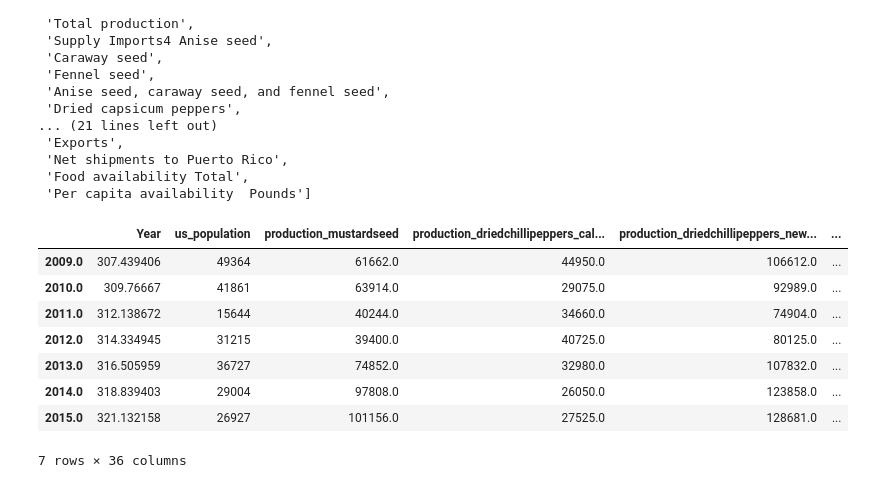
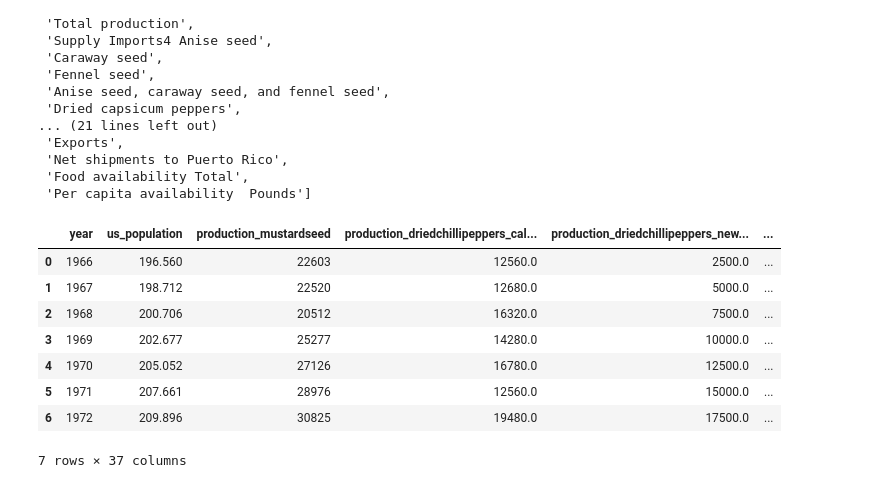
Before and after one commit to shinsooha/DATAproject, a Jupyter notebook: coffee.ipynb, the cells around one changed output. Cells and saved outputs as stored; diff of their text form; code cells hidden in the pictures.

```diff
--- a/coffee.ipynb
+++ b/coffee.ipynb
@@ -431,12 +431,13 @@ unedited_headers
  'Per capita availability  Pounds']
 # %%
 new_headers = [
-    "Year",
-    "us_population",  #  july 12  millions # leave this here, as documentation
-    "production_mustardseed ",  #  million pounds
+    "year",
+    "us_population",
+    "production_mustardseed ",
     "production_driedchillipeppers_california",
     "production_driedchillipeppers_newmexico",
-    "production_driedchillipeppers_total",  # in stocks5
+    "production_driedchillipeppers_total",
+    "production_totalproduction",
     "supply_imports_aniseseed",
     "supply_imports_carawayseed",
     "supply_imports_fennelseed",
@@ -471,23 +472,22 @@ new_headers = [
 # %%
 spice_df = pd.read_excel(
     spice_path,  # The file we're loading up
     sheet_name="Spices",  # The sheet that we want to read this time
     skiprows=6,  # the number of rows to ignore at the top
-    skipfooter=5,  # the number of rows to ignore at the top. It's just a coincidence that they're both 6
-    header=None,
+    skipfooter=5,  # the number of rows to ignore at the top. It's just a coincidence that they're both
     names=new_headers,  # the new column names
 )
-spice_df.tail()
+spice_df.head(7)
 # %% [output]
-|  | Year | us_population | production_mustardseed | production_driedchillipeppers_cal... | production_driedchillipeppers_new... | ... |
-| 2009.0 | 307.439406 | 49364 | 61662.0 | 44950.0 | 106612.0 | ... |
-| 2010.0 | 309.76667 | 41861 | 63914.0 | 29075.0 | 92989.0 | ... |
-| 2011.0 | 312.138672 | 15644 | 40244.0 | 34660.0 | 74904.0 | ... |
-| 2012.0 | 314.334945 | 31215 | 39400.0 | 40725.0 | 80125.0 | ... |
-| 2013.0 | 316.505959 | 36727 | 74852.0 | 32980.0 | 107832.0 | ... |
-| 2014.0 | 318.839403 | 29004 | 97808.0 | 26050.0 | 123858.0 | ... |
-| 2015.0 | 321.132158 | 26927 | 101156.0 | 27525.0 | 128681.0 | ... |
+|  | year | us_population | production_mustardseed | production_driedchillipeppers_cal... | production_driedchillipeppers_new... | ... |
+| 0 | 1966 | 196.560 | 22603 | 12560.0 | 2500.0 | ... |
+| 1 | 1967 | 198.712 | 22520 | 12680.0 | 5000.0 | ... |
+| 2 | 1968 | 200.706 | 20512 | 16320.0 | 7500.0 | ... |
+| 3 | 1969 | 202.677 | 25277 | 14280.0 | 10000.0 | ... |
+| 4 | 1970 | 205.052 | 27126 | 16780.0 | 12500.0 | ... |
+| 5 | 1971 | 207.661 | 28976 | 12560.0 | 15000.0 | ... |
+| 6 | 1972 | 209.896 | 30825 | 19480.0 | 17500.0 | ... |
-7 rows × 36 columns
+7 rows × 37 columns
 # %%
 spice_df["year_dt"] = pd.to_datetime(dict(year=spice_df.year, month=7, day=1))
 spice_df.set_index("year_dt", inplace=True)
```
Also changed, not shown: parts of 2 cells of this notebook.
